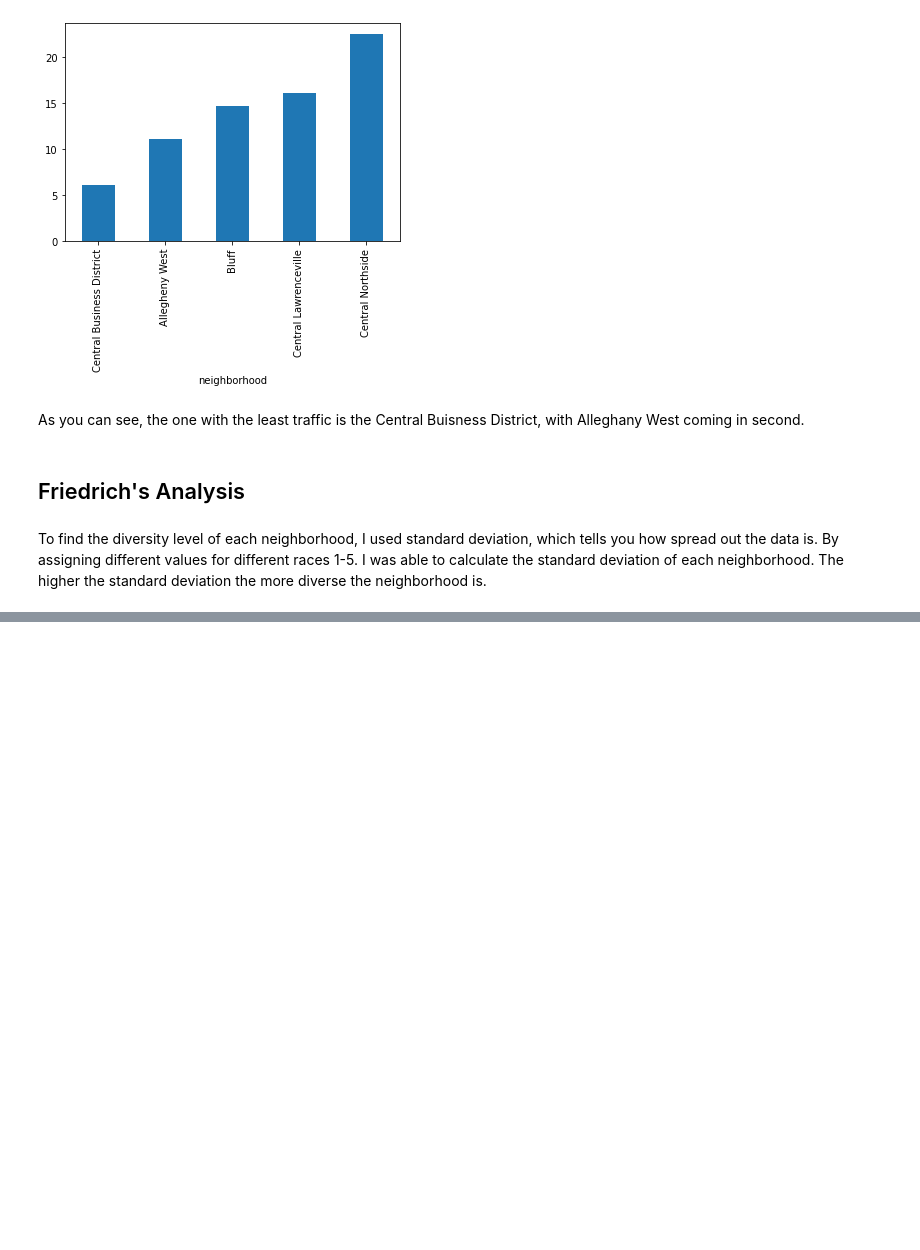
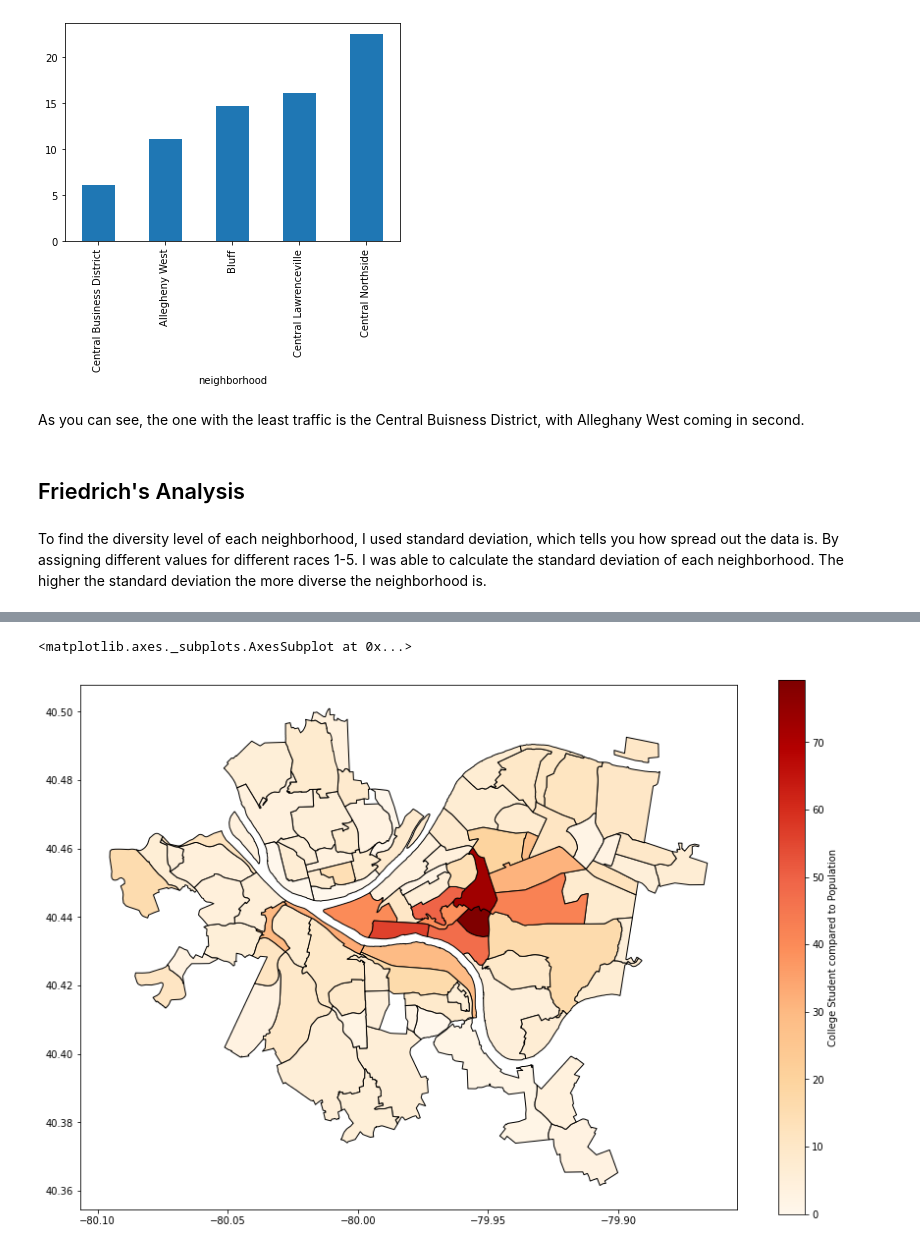
Before and after one commit to rjthescholar/FinalProject, a Jupyter notebook: Combined Data.ipynb, the cells around one changed output, grey strips where cells are left out. Drawn from its saved outputs; the diff is of its cells as text; code cells hidden in the pictures; blank space fills up the shorter version.

Commit message:
uploads notebook into combined data

```diff
--- a/Combined Data.ipynb
+++ b/Combined Data.ipynb
@@ -122,0 +132,3 @@ By assigning different values for different races 1-5. I was able to calculate t
+# %%
+schoolE = pd.read_csv("school-enrollment.csv")
+schoolE
@@ -122,0 +227,5 @@ By assigning different values for different races 1-5. I was able to calculate t
+# %%
+dfUG = pd.DataFrame(schoolE, columns = ['Neighborhood','Estimate; Total:','Estimate; Enrolled in school: - Enrolled in college, undergraduate years',
+                                        'Estimate; Enrolled in school: - Graduate or professional school'])
+
+dfUG
@@ -122,0 +246,7 @@ By assigning different values for different races 1-5. I was able to calculate t
+# %%
+dfUG['College Ratio'] = \
+     ((dfUG['Estimate; Enrolled in school: - Enrolled in college, undergraduate years'] +
+       dfUG['Estimate; Enrolled in school: - Graduate or professional school'])/ dfUG["Estimate; Total:"]) * 100
+
+uRatio = dfUG[['Neighborhood', 'College Ratio']].sort_values(by = 'College Ratio', ascending = False)
+uRatio.head(10)
@@ -122,0 +265,17 @@ By assigning different values for different races 1-5. I was able to calculate t
+# %%
+graph = uRatio.groupby('Neighborhood').sum()['College Ratio']
+aid.sort_values(ascending = False)
+
+neighborhoods = gpd.read_file("Neighborhoods/Neighborhoods_.shp") # read in the shapefile
+#neighborhoods.plot()
+
+geomap = neighborhoods.merge(graph, how = 'left', left_on = 'hood', right_on = 'Neighborhood')
+#geomap.plot(column = 'College Ratio')
+#geomap.plot(columns = 'College Ratio')
+
+
+geomap.plot(column = 'College Ratio', cmap = 'OrRd', edgecolor = 'black', legend = True,
+            legend_kwds = {'label': "College Student compared to Population",}, figsize = (15,10))
+# %% [output]
+<matplotlib.axes._subplots.AxesSubplot at 0x...>
+[figure, added]
```
Also changed, not shown: parts of 16 cells of this notebook.
